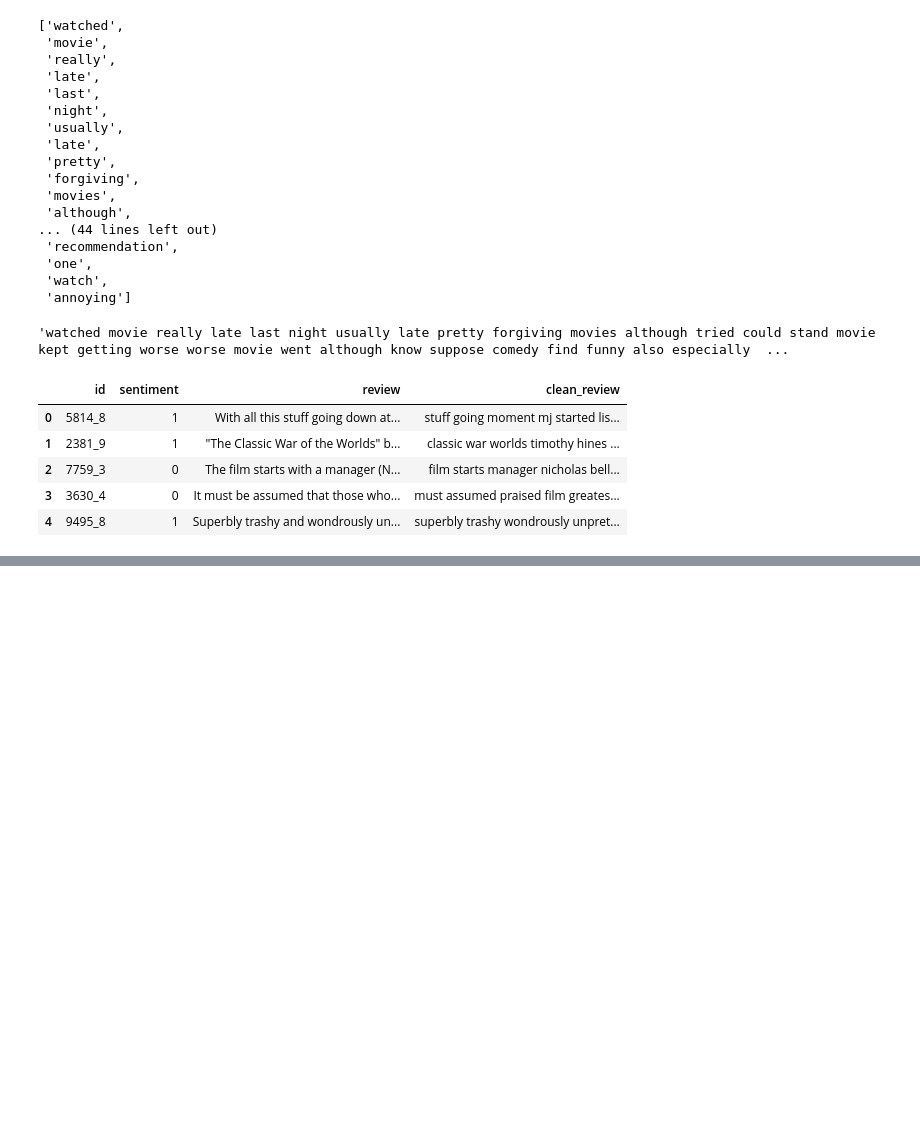
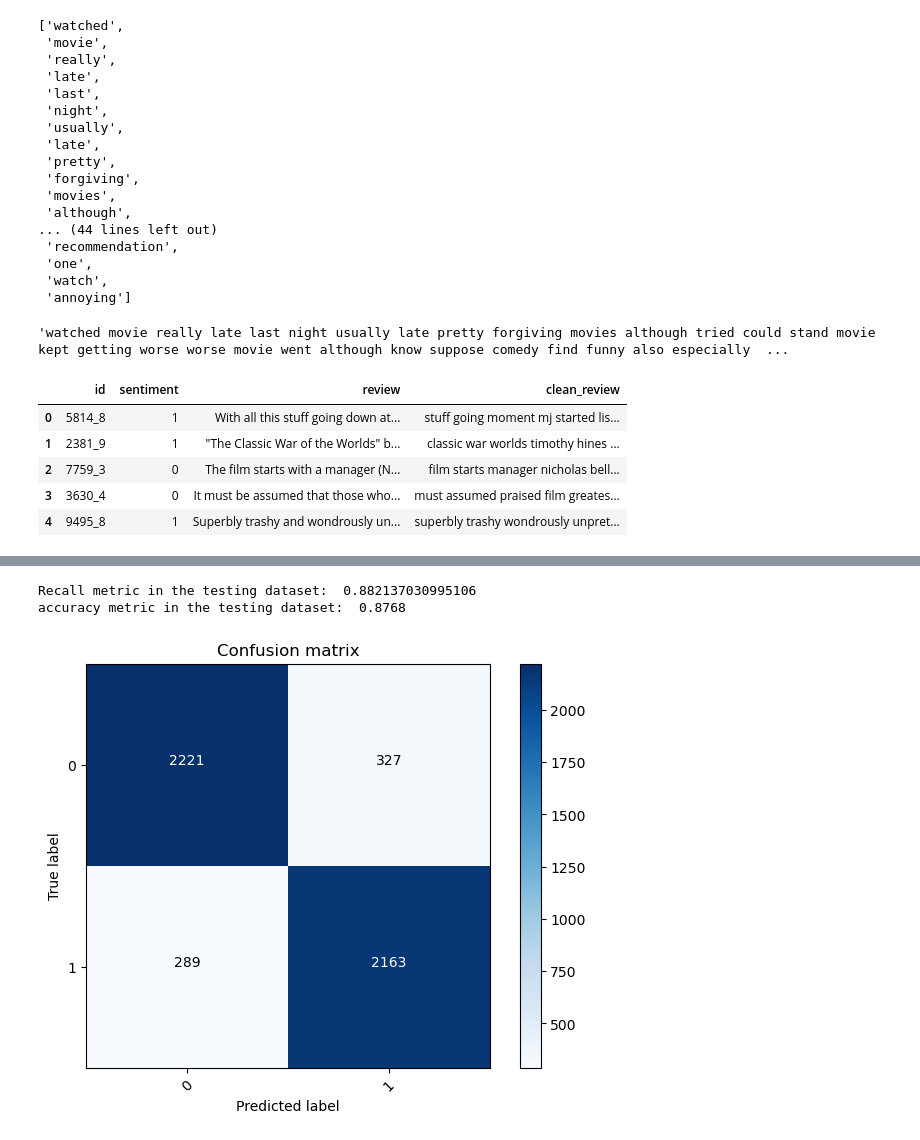
Before and after one commit to EamonYin/NLPExercises, a Jupyter notebook: d9_nlp.ipynb, the cells around one changed output, grey strips where cells are left out. Cells and saved outputs as stored; diff of their text form; code cells hidden in the pictures; blank space fills up the shorter version.

```diff
--- a/d9_nlp.ipynb
+++ b/d9_nlp.ipynb
@@ -112,0 +246,16 @@ df.head()
+# %%
+#设定向量训练参数
+num_features = 300 # 特征维度300维
+min_word_count = 40 # 最少出现40次的词（词频）
+num_workers = 4 # 参数控制训练的并行数
+context = 10
+# 指定模型名字
+model_name = '{}feature_{}minword_{}context.model'.format(num_features, min_word_count,context)
+
+#构建模型
+from gensim.models.word2vec import  Word2Vec
+model = Word2Vec(sentences_list, workers=num_workers ,vector_size=num_features,min_count=min_word_count,window=context)
+
+model.wv.init_sims(replace=True)
+#保存模型（保存到..上一级目录下Gemsim练习文件夹中）
+model.wv.save(os.path.join('..','Gemsim练习',model_name))
@@ -112,0 +279,3 @@ df.head()
+# %%
+df = pd.read_csv('/Users/eamonyin/Downloads/迪哥nlp/练习/labeledTrainData.tsv',sep='\t',escapechar='\\')
+df.head()
@@ -112,0 +322,29 @@ df.head()
+# %%
+#数据切分（训练集 和 测试集）
+from sklearn.model_selection import train_test_split
+X_train,X_test,y_train,y_test = train_test_split(train_data_features,df.sentiment,test_size=0.2,random_state=0)
+
+# 创建逻辑回归模型
+LR_model = LogisticRegression()
+# 训练模型
+LR_model = LR_model.fit(X_train, y_train)
+# 预测
+y_pred = LR_model.predict(X_test)
+# 计算混淆矩阵
+cnf_matrix = confusion_matrix(y_test, y_pred)
+
+# 计算召回率
+print("Recall metric in the testing dataset: ", cnf_matrix[1, 1] / (cnf_matrix[1, 0] + cnf_matrix[1, 1]))
+#计算准确率
+print("accuracy metric in the testing dataset: ", (cnf_matrix[1, 1] + cnf_matrix[0, 0]) / (cnf_matrix[0, 0] + cnf_matrix[1, 1] + cnf_matrix[0, 1] + cnf_matrix[1, 0]))
+
+
+# 绘制非归一化混淆矩阵
+class_names = [0, 1]
+plt.figure()
+plot_confusion_matrix(cnf_matrix, classes=class_names, title='Confusion matrix')
+plt.show()
+# %% [output]
+Recall metric in the testing dataset:  0.882137030995106
+accuracy metric in the testing dataset:  0.8768
+[figure, added]
```
Also changed, not shown: parts of 15 cells of this notebook.
